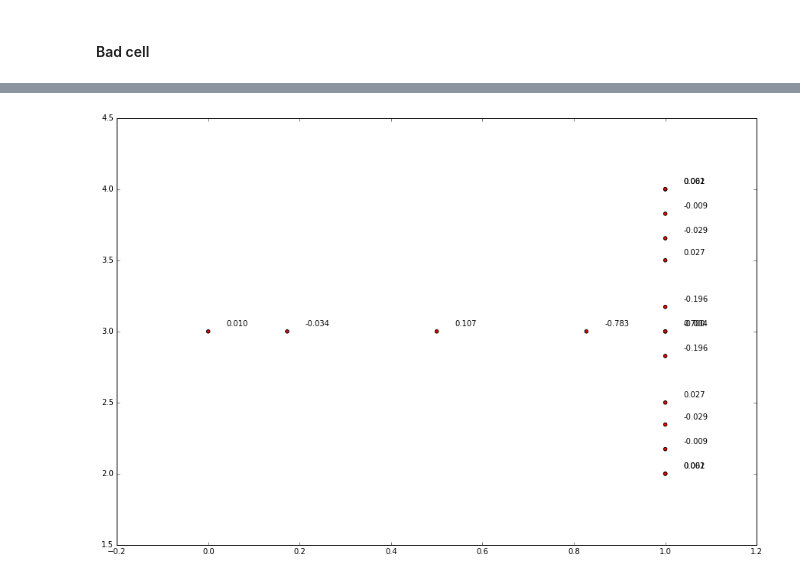
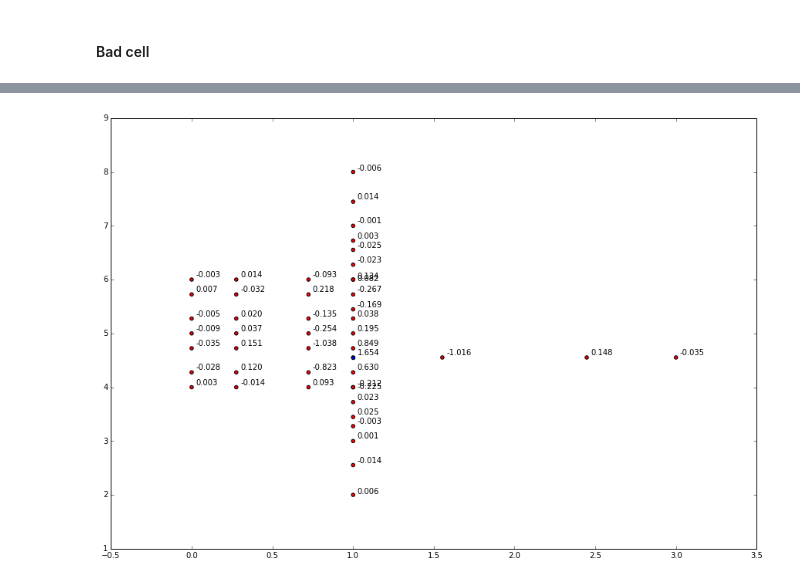
Before and after one commit to leonshting/another-fem-framework, a Jupyter notebook: workflow/testing_operator.ipynb, the cells around one changed output, grey strips where cells are left out. Saved outputs shown, nothing was run; the diff lists cells and outputs as text; code cells hidden in the pictures.

```diff
--- a/workflow/testing_operator.ipynb
+++ b/workflow/testing_operator.ipynb
@@ -182,9 +184,9 @@ visual.plot_surface_unstructured_w_dict(
 #)
 # %%
 sums = {'XX': 0, 'YY': 0, 'X': 0, 'Y': 0, 'zero': 0}
-for num,i in enumerate([49]):
+for num,i in enumerate([43, 58, 59, 55, 70, 71, 67]):
     print(i, end=' ')
-    for k, v in partial_diff_test(matrix=MA.half_glob,
+    for k, v in partial_diff_test(matrix=MA.assembled,
                        point=grid_domain.normal_index[i],
                        pointnum=i,
                        pointdict=grid_domain.pointwise_index,
@@ -200,5 +213,5 @@ XY_derivative: 4.257282635085766e-12
 # %%
-for i in [49]:
+for i in [142, 158, 159, 154]:
     print(i, end=' ')
     partial_diff_test(matrix=MA.assembled,
                       point=grid_domain.normal_index[i],
@@ -214,10 +238,11 @@ XY_derivative: 1.0988932368285683e-09
 # %%
-for num,i in enumerate([49]):
+for num,i in enumerate([158]):
     visual.deps_partial_diff(
-        matrix=MA.half_glob,
+        matrix=MA.assembled,
         pointnum=i, num2point_index=grid_domain.normal_index,
-        print_text=True
+        print_text=True,
+        p2n_index = grid_domain.pointwise_index
     )
 # %% [output]
-[figure, old version]
+[figure, new version]
 # %%
```
Also changed, not shown: parts of 6 cells of this notebook, 9 other files.
